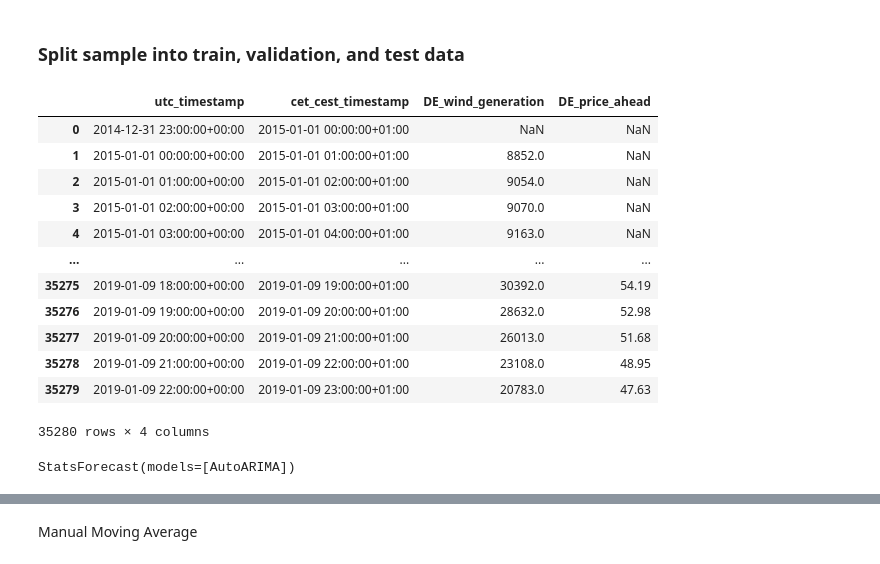
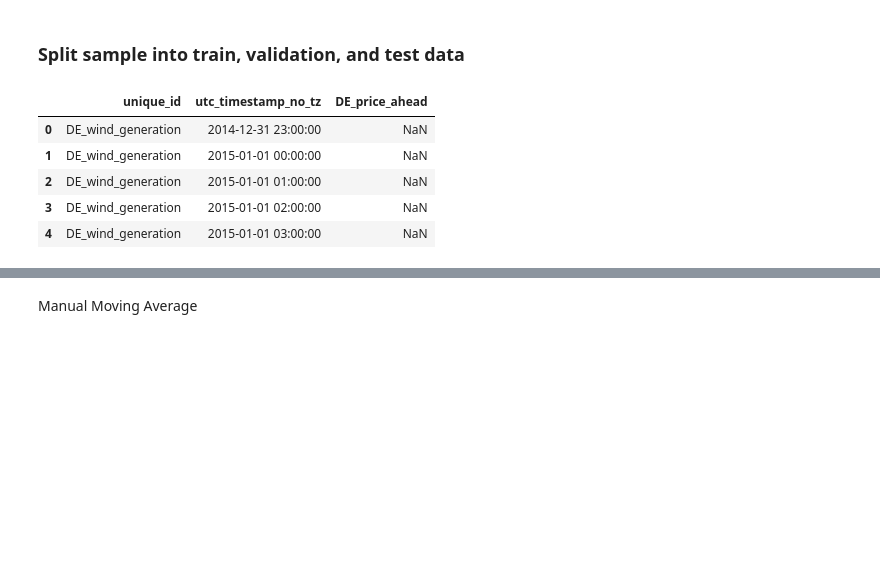
Before and after one commit to atleer/forecast-electricity-markets, a Jupyter notebook: analysis/generate_baseline_forecast.ipynb, the cells around one changed output, grey strips where cells are left out. Cells and saved outputs as stored; diff of their text form; code cells hidden in the pictures; blank space fills up the shorter version.

Commit message:
Experiment with different baseline forecasting methods from darts

```diff
--- a/analysis/generate_baseline_forecast.ipynb
+++ b/analysis/generate_baseline_forecast.ipynb
@@ -81,44 +100,3 @@ val_len = int(0.15*len(df))
 test_len = len(df)-train_len-val_len
 
 df_train, df_val, df_test = df[:train_len], df[train_len:train_len+val_len], df[train_len+val_len:]
-# %%
-df_train
-# %% [output]
-|  | utc_timestamp | cet_cest_timestamp | DE_wind_generation | DE_price_ahead |
-| 0 | 2014-12-31 23:00:00+00:00 | 2015-01-01 00:00:00+01:00 | NaN | NaN |
-| 1 | 2015-01-01 00:00:00+00:00 | 2015-01-01 01:00:00+01:00 | 8852.0 | NaN |
-| 2 | 2015-01-01 01:00:00+00:00 | 2015-01-01 02:00:00+01:00 | 9054.0 | NaN |
-| 3 | 2015-01-01 02:00:00+00:00 | 2015-01-01 03:00:00+01:00 | 9070.0 | NaN |
-| 4 | 2015-01-01 03:00:00+00:00 | 2015-01-01 04:00:00+01:00 | 9163.0 | NaN |
-| ... | ... | ... | ... | ... |
-| 35275 | 2019-01-09 18:00:00+00:00 | 2019-01-09 19:00:00+01:00 | 30392.0 | 54.19 |
-| 35276 | 2019-01-09 19:00:00+00:00 | 2019-01-09 20:00:00+01:00 | 28632.0 | 52.98 |
-| 35277 | 2019-01-09 20:00:00+00:00 | 2019-01-09 21:00:00+01:00 | 26013.0 | 51.68 |
-| 35278 | 2019-01-09 21:00:00+00:00 | 2019-01-09 22:00:00+01:00 | 23108.0 | 48.95 |
-| 35279 | 2019-01-09 22:00:00+00:00 | 2019-01-09 23:00:00+01:00 | 20783.0 | 47.63 |
-35280 rows × 4 columns
-# %%
-# Create a dataframe with columns in format required by
-df_reformat = pd.DataFrame({
-    'unique_id': 'DE_wind_generation',
-    'utc_timestamp_no_tz': df['utc_timestamp'].dt.tz_localize(None),  # Remove timezone
-    'DE_price_ahead': df['DE_price_ahead']
-})
-
-# Remove rows with NaN in target
-df_reformat = df_reformat.dropna(subset=['DE_price_ahead'])
-
-sf = StatsForecast(
-    models = [AutoARIMA()],
-    freq = "H",
-    n_jobs = 1, # how many CPU cores to use in parallel
-)
-
-sf.fit(
-    df=df_reformat,
-    id_col='unique_id',
-    time_col='utc_timestamp_no_tz',
-    target_col='DE_price_ahead'
-)
-# %% [output]
-StatsForecast(models=[AutoARIMA])
@@ -124,0 +110,9 @@ StatsForecast(models=[AutoARIMA])
+# %%
+df_train_reformat.head(5)
+# %% [output]
+|  | unique_id | utc_timestamp_no_tz | DE_price_ahead |
+| 0 | DE_wind_generation | 2014-12-31 23:00:00 | NaN |
+| 1 | DE_wind_generation | 2015-01-01 00:00:00 | NaN |
+| 2 | DE_wind_generation | 2015-01-01 01:00:00 | NaN |
+| 3 | DE_wind_generation | 2015-01-01 02:00:00 | NaN |
+| 4 | DE_wind_generation | 2015-01-01 03:00:00 | NaN |
```
Also changed, not shown: parts of 15 cells of this notebook.
